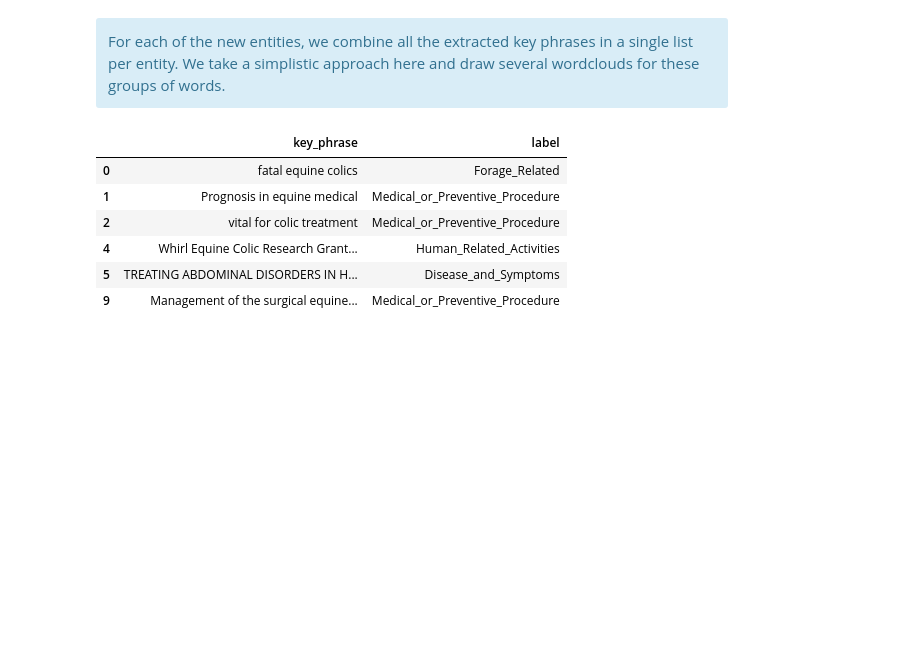
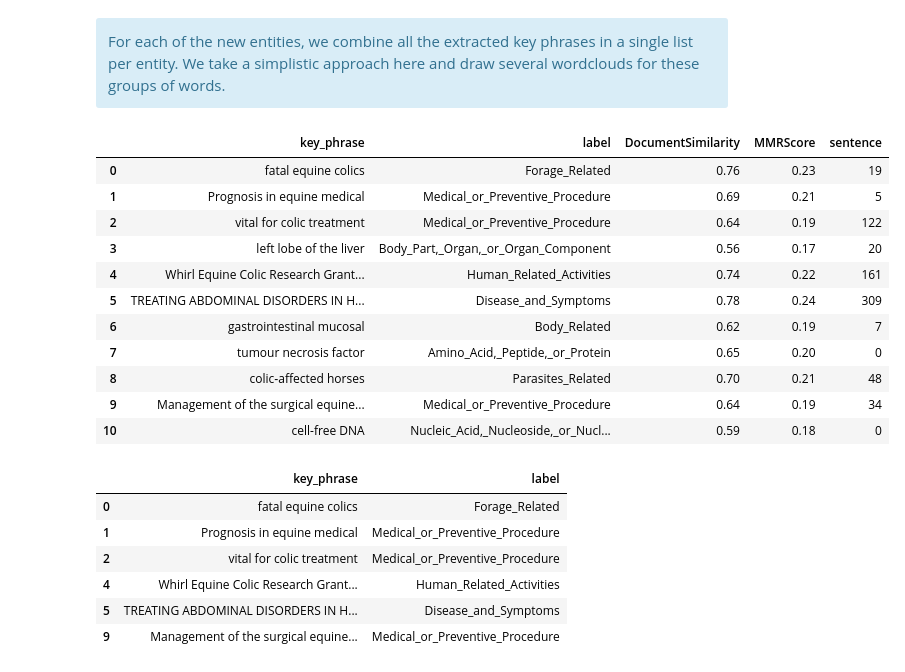
Before and after one commit to SolanaO/Healthcare_SparkNLP_Study, a Jupyter notebook: graphsResults.ipynb, the cells around one changed output. Drawn from its saved outputs; the diff is of its cells as text; code cells hidden in the pictures; blank space fills up the shorter version.

```diff
--- a/graphsResults.ipynb
+++ b/graphsResults.ipynb
@@ -425,6 +443,21 @@ For each of the new entities, we combine all the extracted key phrases in a sing
 # %%
 # read the data that contains key phrases for the combined items analysis
 df21 = pd.read_csv("data/new_concat.csv")
+# %%
+df21[['key_phrase', 'label', 'DocumentSimilarity', 'MMRScore', 'sentence']]
+# %% [output]
+|  | key_phrase | label | DocumentSimilarity | MMRScore | sentence |
+| 0 | fatal equine colics | Forage_Related | 0.76 | 0.23 | 19 |
+| 1 | Prognosis in equine medical | Medical_or_Preventive_Procedure | 0.69 | 0.21 | 5 |
+| 2 | vital for colic treatment | Medical_or_Preventive_Procedure | 0.64 | 0.19 | 122 |
+| 3 | left lobe of the liver | Body_Part,_Organ,_or_Organ_Component | 0.56 | 0.17 | 20 |
+| 4 | Whirl Equine Colic Research Grant... | Human_Related_Activities | 0.74 | 0.22 | 161 |
+| 5 | TREATING ABDOMINAL DISORDERS IN H... | Disease_and_Symptoms | 0.78 | 0.24 | 309 |
+| 6 | gastrointestinal mucosal | Body_Related | 0.62 | 0.19 | 7 |
+| 7 | tumour necrosis factor | Amino_Acid,_Peptide,_or_Protein | 0.65 | 0.20 | 0 |
+| 8 | colic‐affected horses | Parasites_Related | 0.70 | 0.21 | 48 |
+| 9 | Management of the surgical equine... | Medical_or_Preventive_Procedure | 0.64 | 0.19 | 34 |
+| 10 | cell-free DNA | Nucleic_Acid,_Nucleoside,_or_Nucl... | 0.59 | 0.18 | 0 |
 # %%
 # extract the combined items key phrases for the short list of entities
 df21_short = df21.loc[df21['label'].isin(new_entities_sample)]
```
Also changed, not shown: parts of 3 cells of this notebook.
